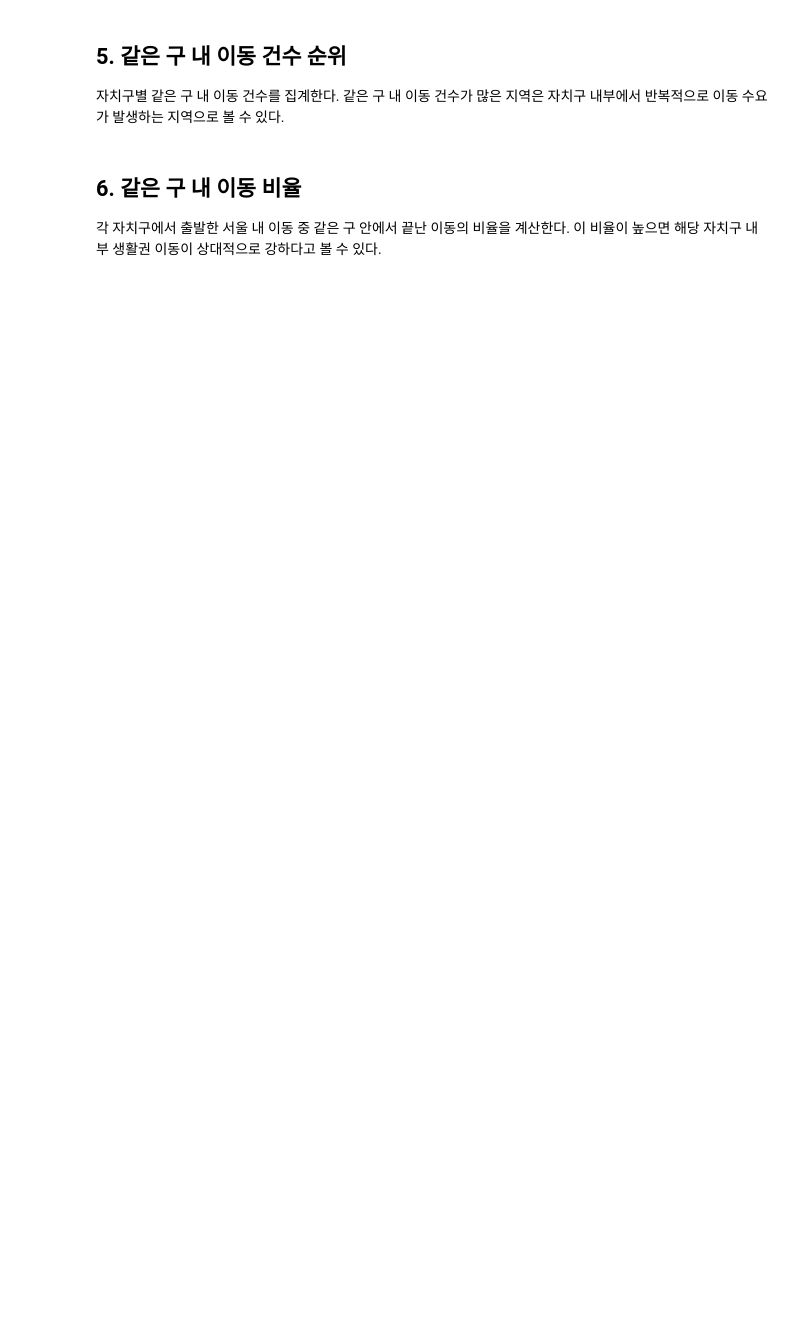
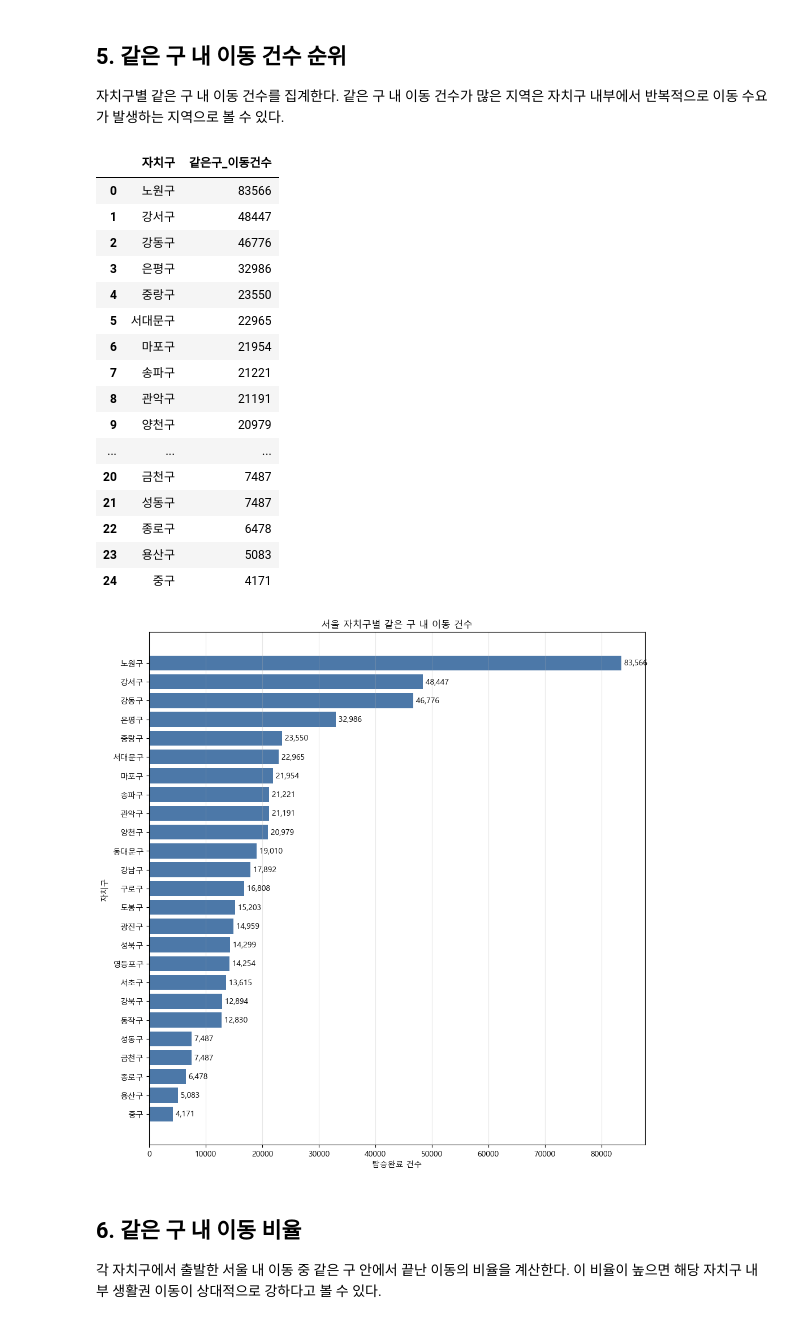
Before and after one commit to calltaxi-DA/calltaxi-DA, a Jupyter notebook: notebooks_region_facilities/03_same_gu_movement_analysis.ipynb, the cells around one changed output. Drawn from its saved outputs; the diff is of its cells as text; code cells hidden in the pictures; blank space fills up the shorter version.

```diff
--- a/notebooks_region_facilities/03_same_gu_movement_analysis.ipynb
+++ b/notebooks_region_facilities/03_same_gu_movement_analysis.ipynb
@@ -96,32 +128,51 @@ display(same_gu_seoul.head())
 # %%
 same_gu_rank = (
     same_gu_seoul
     .groupby("출발구")
     .size()
     .reindex(SEOUL_25, fill_value=0)
     .rename("같은구_이동건수")
     .reset_index()
-    .rename(columns={"index": "자치구"})
+    .rename(columns={"출발구": "자치구"})
     .sort_values("같은구_이동건수", ascending=False)
     .reset_index(drop=True)
 )
 
 display(same_gu_rank)
 
 plot_data = same_gu_rank.sort_values("같은구_이동건수", ascending=True)
 
 fig, ax = plt.subplots(figsize=(10, 10))
 ax.barh(plot_data["자치구"], plot_data["같은구_이동건수"], color="#4c78a8")
 ax.set_title("서울 자치구별 같은 구 내 이동 건수")
 ax.set_xlabel("탑승완료 건수")
 ax.set_ylabel("자치구")
 ax.grid(axis="x", alpha=0.3)
 
 for index, value in enumerate(plot_data["같은구_이동건수"]):
     ax.text(value, index, f" {value:,.0f}", va="center")
 
 plt.tight_layout()
 plt.show()
+# %% [output]
+|  | 자치구 | 같은구_이동건수 |
+| 0 | 노원구 | 83566 |
+| 1 | 강서구 | 48447 |
+| 2 | 강동구 | 46776 |
+| 3 | 은평구 | 32986 |
+| 4 | 중랑구 | 23550 |
+| 5 | 서대문구 | 22965 |
+| 6 | 마포구 | 21954 |
+| 7 | 송파구 | 21221 |
+| 8 | 관악구 | 21191 |
+| 9 | 양천구 | 20979 |
+| ... | ... | ... |
+| 20 | 금천구 | 7487 |
+| 21 | 성동구 | 7487 |
+| 22 | 종로구 | 6478 |
+| 23 | 용산구 | 5083 |
+| 24 | 중구 | 4171 |
+[figure, added]
 # %% [markdown]
 ## 6. 같은 구 내 이동 비율
 
```
Also changed, not shown: parts of 8 cells of this notebook, 20 other files.
